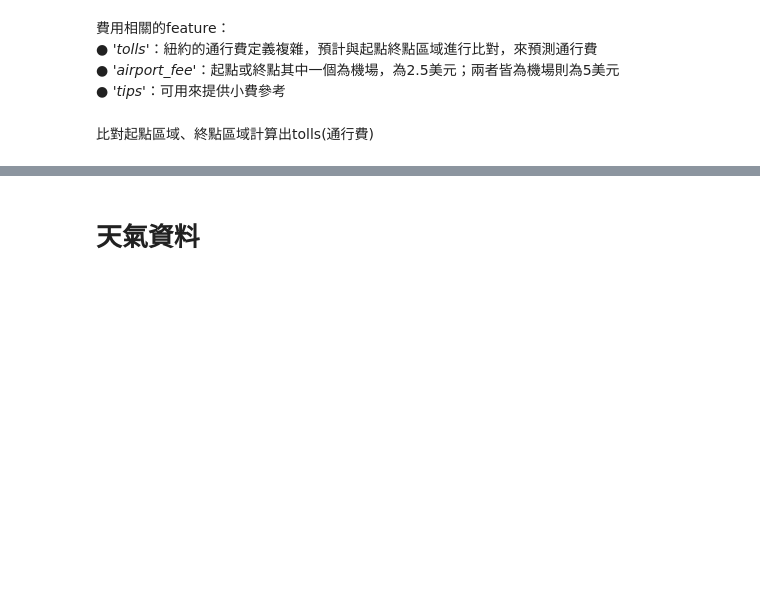
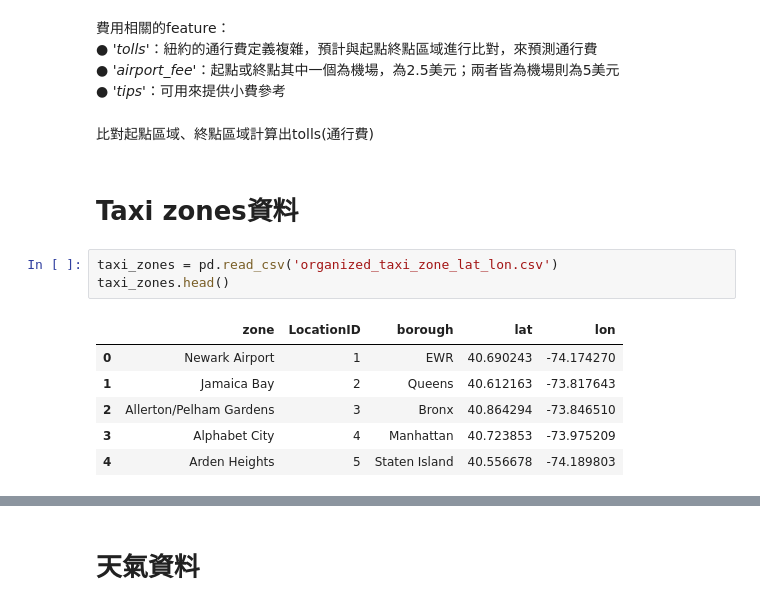
Before and after one commit to TicyYang/nyc-multimodal-ride-hailing-data-retrieval-platform, a Jupyter notebook: data_preprocessing_202304.ipynb, the cells around one changed output, grey strips where cells are left out. Drawn from its saved outputs; the diff is of its cells as text; blank space fills up the shorter version.

```diff
--- a/data_preprocessing_202304.ipynb
+++ b/data_preprocessing_202304.ipynb
@@ -212,3 +222,15 @@ Num of dirver waiting time less than 0 mins: 108930
 ● *'tips'*：可用來提供小費參考
 # %% [markdown]
 比對起點區域、終點區域計算出tolls(通行費)
+# %% [markdown]
+# Taxi zones資料
+# %%
+taxi_zones = pd.read_csv('organized_taxi_zone_lat_lon.csv')
+taxi_zones.head()
+# %% [output]
+|  | zone | LocationID | borough | lat | lon |
+| 0 | Newark Airport | 1 | EWR | 40.690243 | -74.174270 |
+| 1 | Jamaica Bay | 2 | Queens | 40.612163 | -73.817643 |
+| 2 | Allerton/Pelham Gardens | 3 | Bronx | 40.864294 | -73.846510 |
+| 3 | Alphabet City | 4 | Manhattan | 40.723853 | -73.975209 |
+| 4 | Arden Heights | 5 | Staten Island | 40.556678 | -74.189803 |
```
Also changed, not shown: parts of 9 cells of this notebook.
